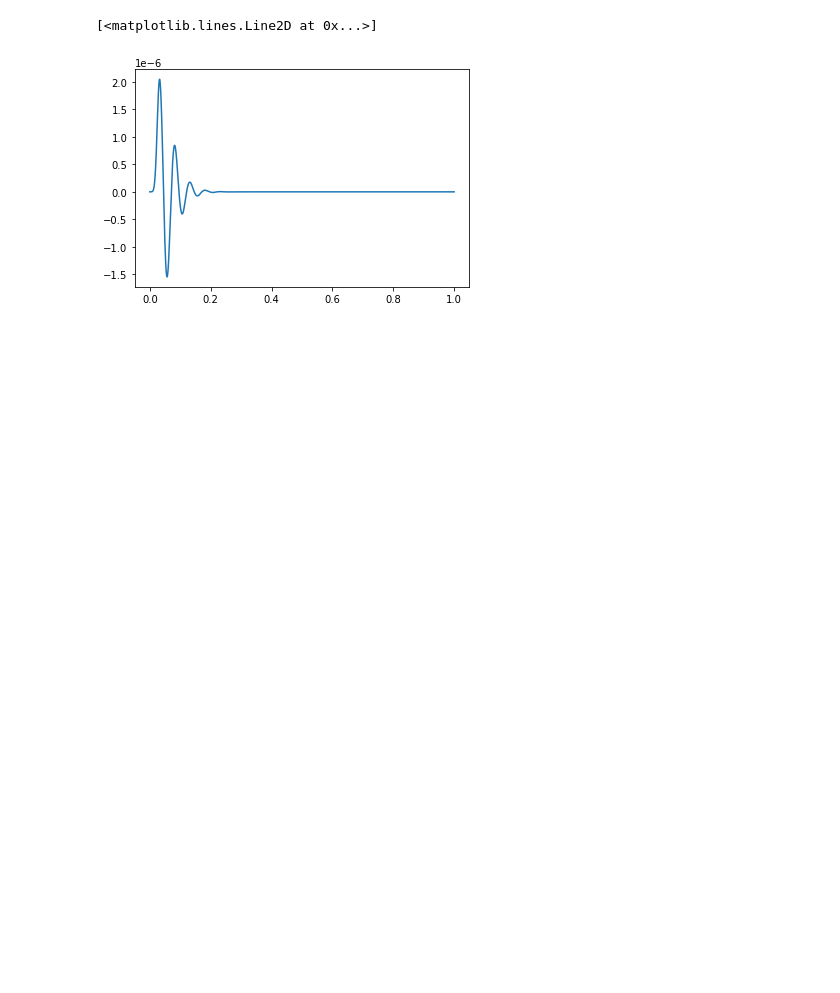
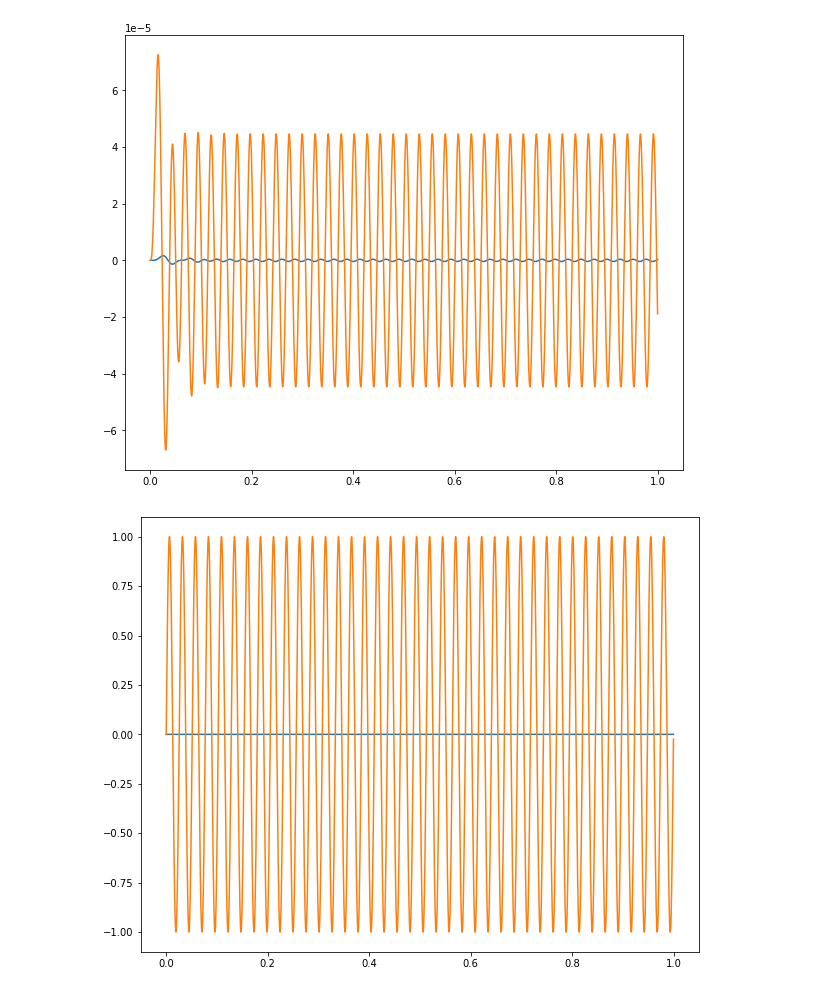
Before and after one commit to felipeangelimvieira/seal_parameter_identification, a Jupyter notebook: draft-notebooks/simulation-2.0.ipynb, the cells around one changed output. Cells and saved outputs as stored; diff of their text form; code cells hidden in the pictures; blank space fills up the shorter version.

Commit message:
Update simulation

```diff
--- a/draft-notebooks/simulation-2.0.ipynb
+++ b/draft-notebooks/simulation-2.0.ipynb
@@ -14,15 +14,29 @@ from simulation.generate_dataset import *
 # %%
 import os
 
-data_dir = Path("../simulation/data/")
+data_dir = Path("../simulation/data/sin_simple/")
 
 data = []
 for file in filter(lambda x: x.endswith(".csv"), os.listdir(data_dir)):
     data.append(pd.read_csv(data_dir / Path(file)))
-# %%
-df = data[0]
-
-plt.plot(df["t"], df["ay"])
-# %% [output]
-[<matplotlib.lines.Line2D at 0x...>]
-[figure, removed]
+# %%
+df = data[-1]
+df = pd.read_csv(data_dir / Path("excitation_x_episode_0_freq_39Hz.csv"))
+
+plt.figure(figsize=(10,8))
+plt.plot(df["t"], df["ay"])
+plt.plot(df["t"], df["ax"])
+plt.show()
+
+plt.figure(figsize=(10,8))
+plt.plot(df["t"], df["f_ay"])
+plt.plot(df["t"], df["f_ax"])
+plt.show()
+
+plt.figure(figsize=(10,8))
+plt.plot(df["t"], df["fy"])
+plt.plot(df["t"], df["fx"])
+plt.show()
+# %% [output]
+[figure, added]
+[figure, added]
```
Also changed, not shown: parts of 6 cells of this notebook, 6 other files.
